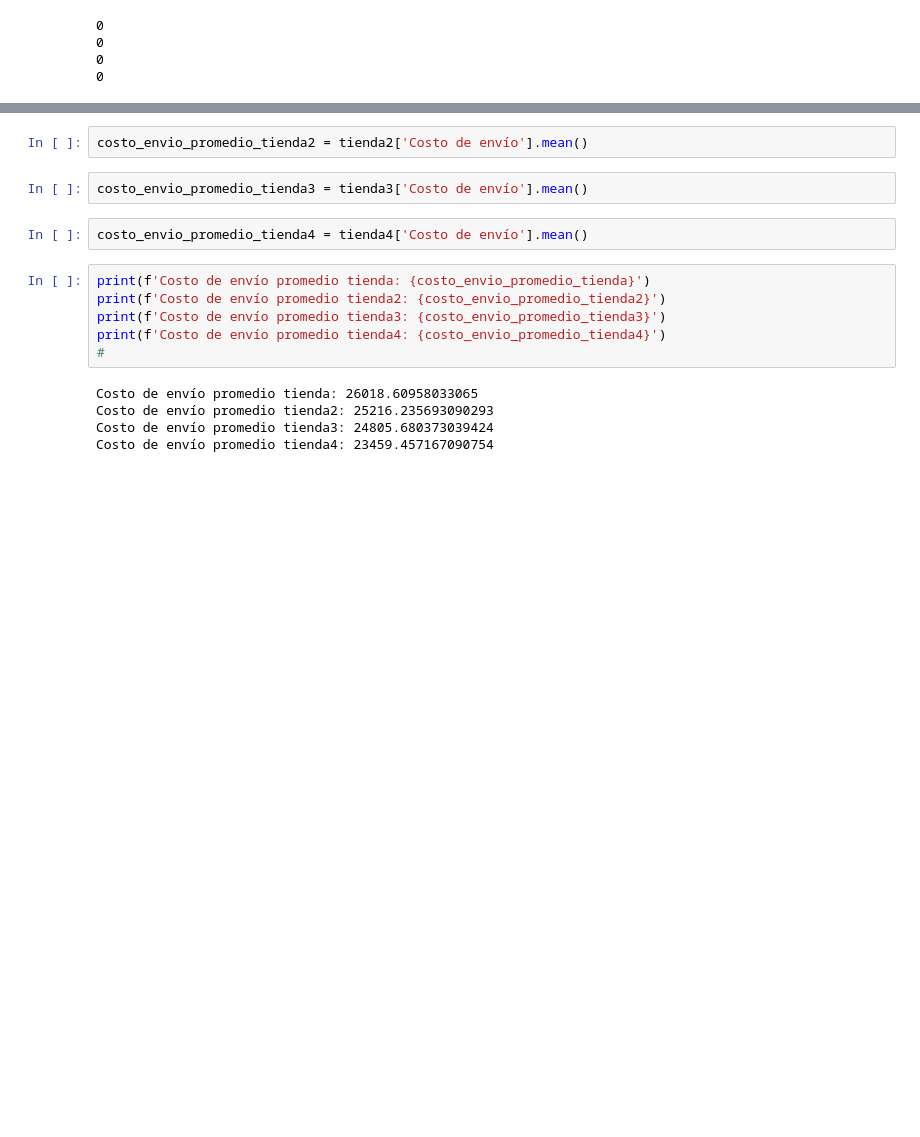
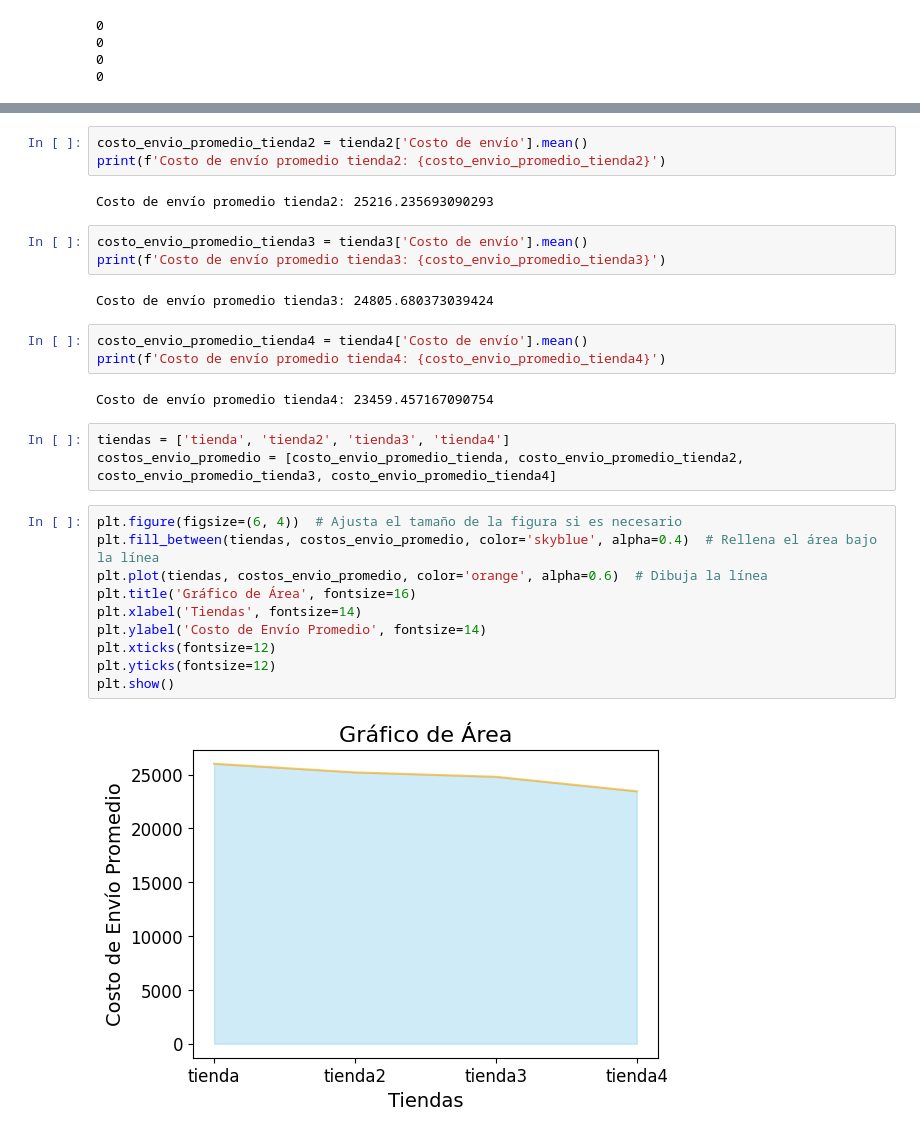
Before and after one commit to VivianQui/Challenge-Precticando-Python-para-Data-Science, a Jupyter notebook: AluraStoreLatam.ipynb, the cells around one changed output, grey strips where cells are left out. Cells and saved outputs as stored; diff of their text form; blank space fills up the shorter version.

```diff
--- a/AluraStoreLatam.ipynb
+++ b/AluraStoreLatam.ipynb
@@ -428,17 +431,30 @@ costo_envio_promedio_tienda = tienda['Costo de envío'].mean()
 # %%
 costo_envio_promedio_tienda2 = tienda2['Costo de envío'].mean()
+print(f'Costo de envío promedio tienda2: {costo_envio_promedio_tienda2}')
+# %% [output]
+Costo de envío promedio tienda2: 25216.235693090293
 # %%
 costo_envio_promedio_tienda3 = tienda3['Costo de envío'].mean()
+print(f'Costo de envío promedio tienda3: {costo_envio_promedio_tienda3}')
+# %% [output]
+Costo de envío promedio tienda3: 24805.680373039424
 # %%
 costo_envio_promedio_tienda4 = tienda4['Costo de envío'].mean()
+print(f'Costo de envío promedio tienda4: {costo_envio_promedio_tienda4}')
+# %% [output]
+Costo de envío promedio tienda4: 23459.457167090754
-# %%
-print(f'Costo de envío promedio tienda: {costo_envio_promedio_tienda}')
-print(f'Costo de envío promedio tienda2: {costo_envio_promedio_tienda2}')
-print(f'Costo de envío promedio tienda3: {costo_envio_promedio_tienda3}')
-print(f'Costo de envío promedio tienda4: {costo_envio_promedio_tienda4}')
-#
-# %% [output]
-Costo de envío promedio tienda: 26018.60958033065
-Costo de envío promedio tienda2: 25216.235693090293
-Costo de envío promedio tienda3: 24805.680373039424
-Costo de envío promedio tienda4: 23459.457167090754
+# %%
+tiendas = ['tienda', 'tienda2', 'tienda3', 'tienda4']
+costos_envio_promedio = [costo_envio_promedio_tienda, costo_envio_promedio_tienda2, costo_envio_promedio_tienda3, costo_envio_promedio_tienda4]
+# %%
+plt.figure(figsize=(6, 4))  # Ajusta el tamaño de la figura si es necesario
+plt.fill_between(tiendas, costos_envio_promedio, color='skyblue', alpha=0.4)  # Rellena el área bajo la línea
+plt.plot(tiendas, costos_envio_promedio, color='orange', alpha=0.6)  # Dibuja la línea
+plt.title('Gráfico de Área', fontsize=16)
+plt.xlabel('Tiendas', fontsize=14)
+plt.ylabel('Costo de Envío Promedio', fontsize=14)
+plt.xticks(fontsize=12)
+plt.yticks(fontsize=12)
+plt.show()
+# %% [output]
+[figure, added]
```
Also changed, not shown: parts of 1 cell of this notebook.
